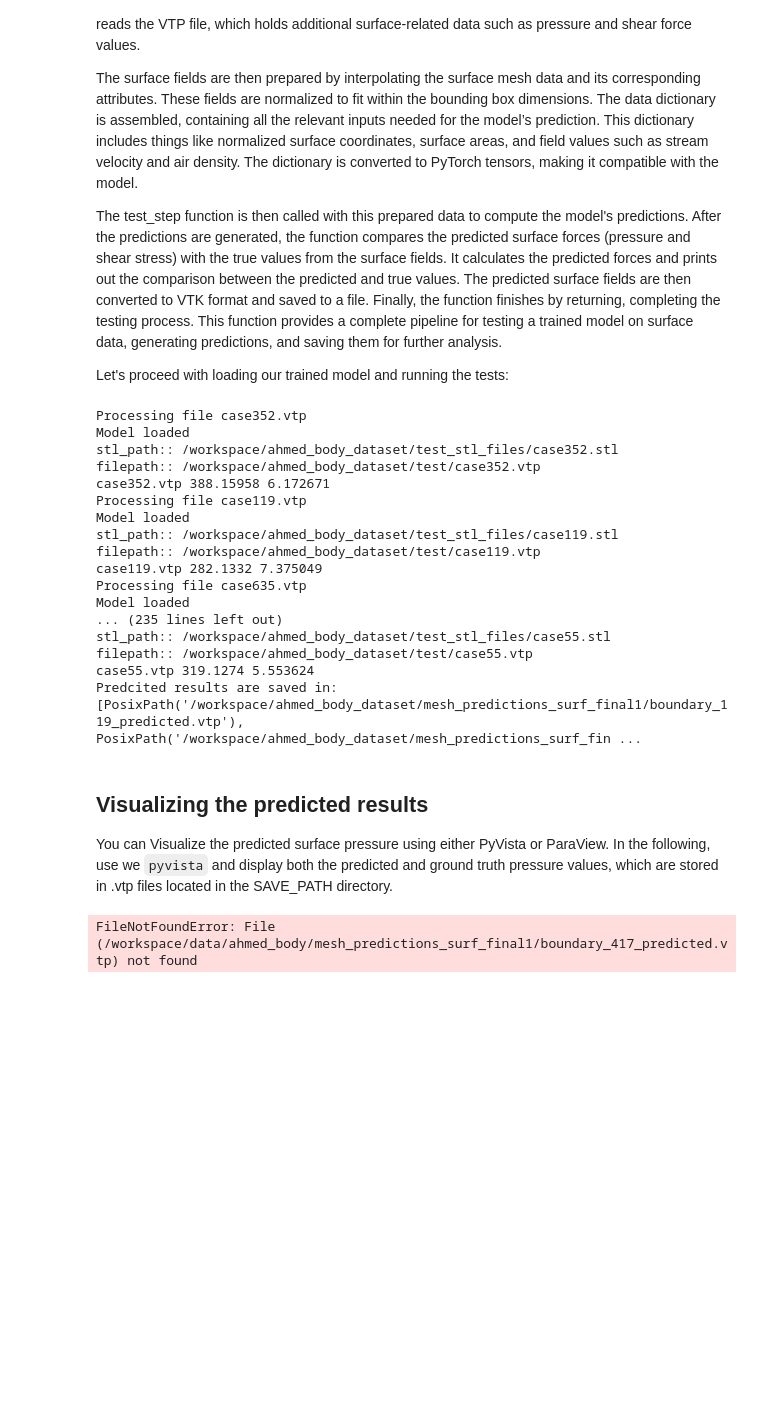
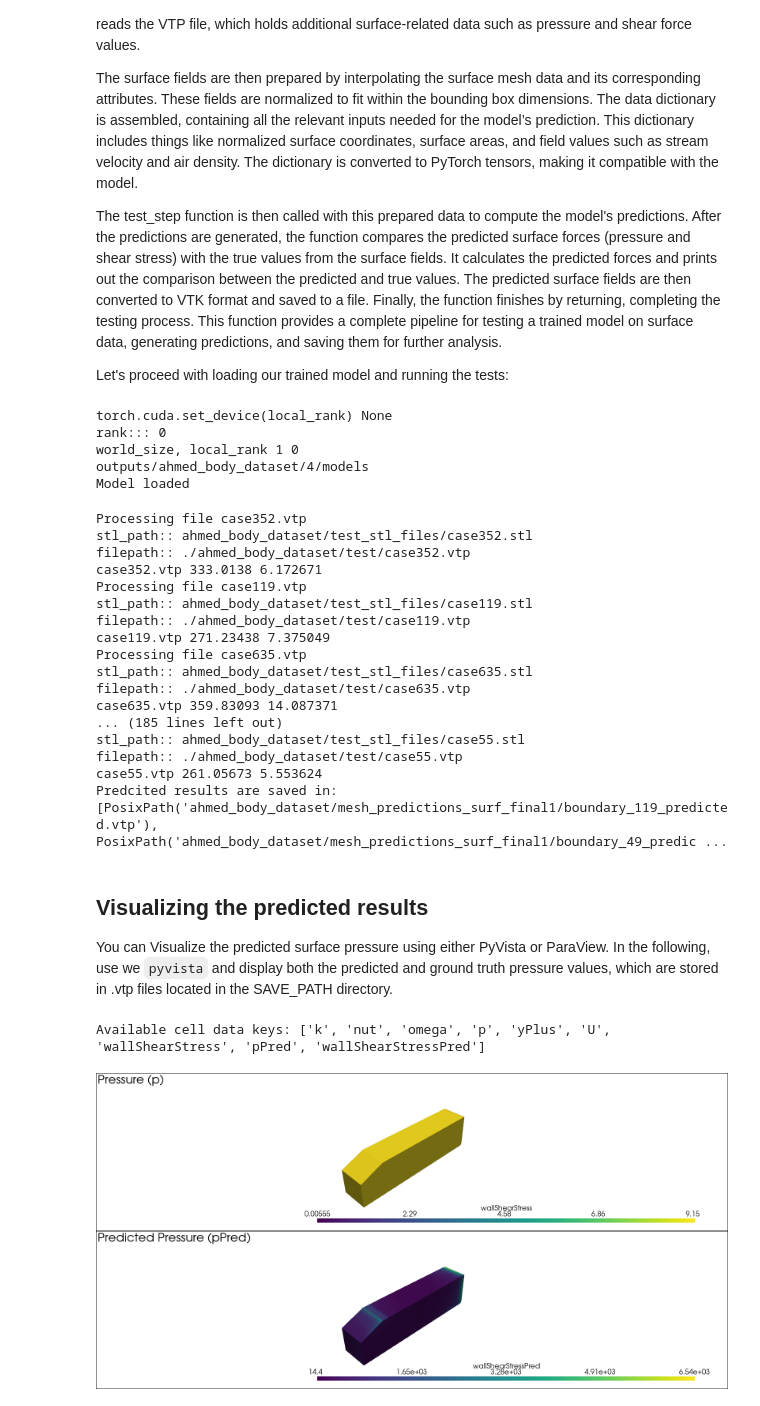
Before and after one commit to openhackathons-org/End-to-End-AI-for-Science, a Jupyter notebook: workspace/python/jupyter_notebook/DoMINO/domino-testing.ipynb, the cells around one changed output. Saved outputs shown, nothing was run; the diff lists cells and outputs as text; code cells hidden in the pictures; blank space fills up the shorter version.

```diff
--- a/workspace/python/jupyter_notebook/DoMINO/domino-testing.ipynb
+++ b/workspace/python/jupyter_notebook/DoMINO/domino-testing.ipynb
@@ -403,6 +576,23 @@ def test(filepath, dirname):
     write_to_vtp(celldata_all, vtp_pred_save_path)  # Save to VTP file
 
     return  # End of the test function
+# %%
+# Set up device
+device, rank, world_size = setup_distributed()
+# Set up model
+model = create_model(device, rank, world_size)
+
+# Load the best model checkpoint
+print(CHECKPOINT_DIR)
+best_checkpoint = torch.load(CHECKPOINT_DIR / "best_model/DoMINO.0.9.pt")
+model.load_state_dict(best_checkpoint)  # Load the model state
+print("Model loaded")
+# %% [output]
+torch.cuda.set_device(local_rank) None
+rank::: 0
+world_size, local_rank 1 0
+outputs/ahmed_body_dataset/4/models
+Model loaded
 # %%
 input_path = DATA_PATHS["test"]
 dirnames = get_filenames(input_path)
@@ -410,58 +600,61 @@ dirnames = get_filenames(input_path)
 for count, dirname in enumerate(dirnames):
     print(f"Processing file {dirname}")
     filepath = os.path.join(input_path, dirname)
-    test(filepath, dirname)
+    test(filepath, dirname, model)
 
 folder = Path(SAVE_PATH)
 predcited_files = list(folder.glob("*.vtp"))
-print("Predcited results are saved in: ",predcited_files)
+print("Predcited results are saved in: ", predcited_files)
 # %% [output]
 Processing file case352.vtp
-Model loaded
-stl_path:: /workspace/ahmed_body_dataset/test_stl_files/case352.stl
-filepath:: /workspace/ahmed_body_dataset/test/case352.vtp
-case352.vtp 388.15958 6.172671
+stl_path:: ahmed_body_dataset/test_stl_files/case352.stl
+filepath:: ./ahmed_body_dataset/test/case352.vtp
+case352.vtp 333.0138 6.172671
 Processing file case119.vtp
-Model loaded
-stl_path:: /workspace/ahmed_body_dataset/test_stl_files/case119.stl
-filepath:: /workspace/ahmed_body_dataset/test/case119.vtp
-case119.vtp 282.1332 7.375049
+stl_path:: ahmed_body_dataset/test_stl_files/case119.stl
+filepath:: ./ahmed_body_dataset/test/case119.vtp
+case119.vtp 271.23438 7.375049
 Processing file case635.vtp
-Model loaded
-... (235 lines left out)
-stl_path:: /workspace/ahmed_body_dataset/test_stl_files/case55.stl
-filepath:: /workspace/ahmed_body_dataset/test/case55.vtp
-case55.vtp 319.1274 5.553624
-Predcited results are saved in:  [PosixPath('/workspace/ahmed_body_dataset/mesh_predictions_surf_final1/boundary_119_predicted.vtp'), PosixPath('/workspace/ahmed_body_dataset/mesh_predictions_surf_fin ...
+stl_path:: ahmed_body_dataset/test_stl_files/case635.stl
+filepath:: ./ahmed_body_dataset/test/case635.vtp
+case635.vtp 359.83093 14.087371
+... (185 lines left out)
+stl_path:: ahmed_body_dataset/test_stl_files/case55.stl
+filepath:: ./ahmed_body_dataset/test/case55.vtp
+case55.vtp 261.05673 5.553624
+Predcited results are saved in:  [PosixPath('ahmed_body_dataset/mesh_predictions_surf_final1/boundary_119_predicted.vtp'), PosixPath('ahmed_body_dataset/mesh_predictions_surf_final1/boundary_49_predic ...
 # %% [markdown]
 ## **Visualizing the predicted results**
 You can Visualize the predicted surface pressure using either PyVista or ParaView. In the following, use  we `pyvista` and display both the predicted and ground truth pressure values, which are stored in .vtp files located in the SAVE_PATH directory.
 # %%
 import pyvista as pv
 
 # Start virtual framebuffer for off-screen rendering (useful in Jupyter/containers)
 pv.start_xvfb()
 
 # Read the VTP mesh
-mesh = pv.read("/workspace/data/ahmed_body/mesh_predictions_surf_final1/boundary_417_predicted.vtp")
+mesh = pv.read(
+    "./ahmed_body_dataset/mesh_predictions_surf_final1/boundary_281_predicted.vtp"
+)
 print("Available cell data keys:", mesh.cell_data.keys())
 
 # Create a Plotter with 2 vertical subplots
 plotter = pv.Plotter(shape=(2, 1), window_size=[1600, 800], off_screen=True)
 
 # Plot 'p' (ground truth or reference)
 plotter.subplot(0, 0)
 plotter.add_text("Pressure (p)", font_size=12)
 plotter.add_mesh(mesh, scalars="p", show_edges=False)
 
 # Plot 'pPred' (predicted pressure)
 plotter.subplot(1, 0)
 plotter.add_text("Predicted Pressure (pPred)", font_size=12)
 plotter.add_mesh(mesh, scalars="pPred", show_edges=False)
 
 # Show both subplots
-plotter.show(jupyter_backend='static')
+plotter.show(jupyter_backend="static")
 # %% [output]
-FileNotFoundError: File (/workspace/data/ahmed_body/mesh_predictions_surf_final1/boundary_417_predicted.vtp) not found
+Available cell data keys: ['k', 'nut', 'omega', 'p', 'yPlus', 'U', 'wallShearStress', 'pPred', 'wallShearStressPred']
+[figure, added]
 # %%
 import os
```
Also changed, not shown: parts of 5 cells of this notebook, 4 other files.
